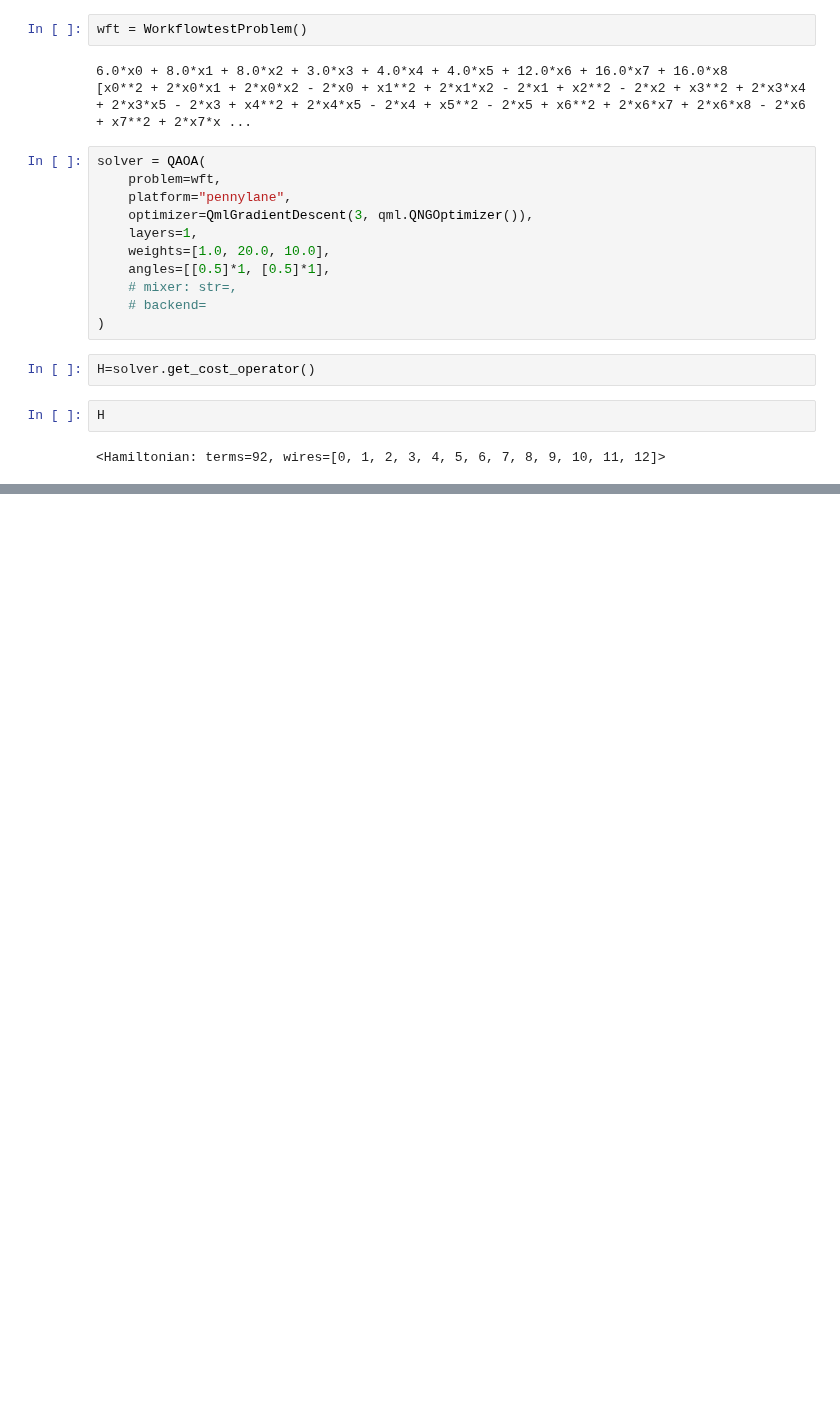
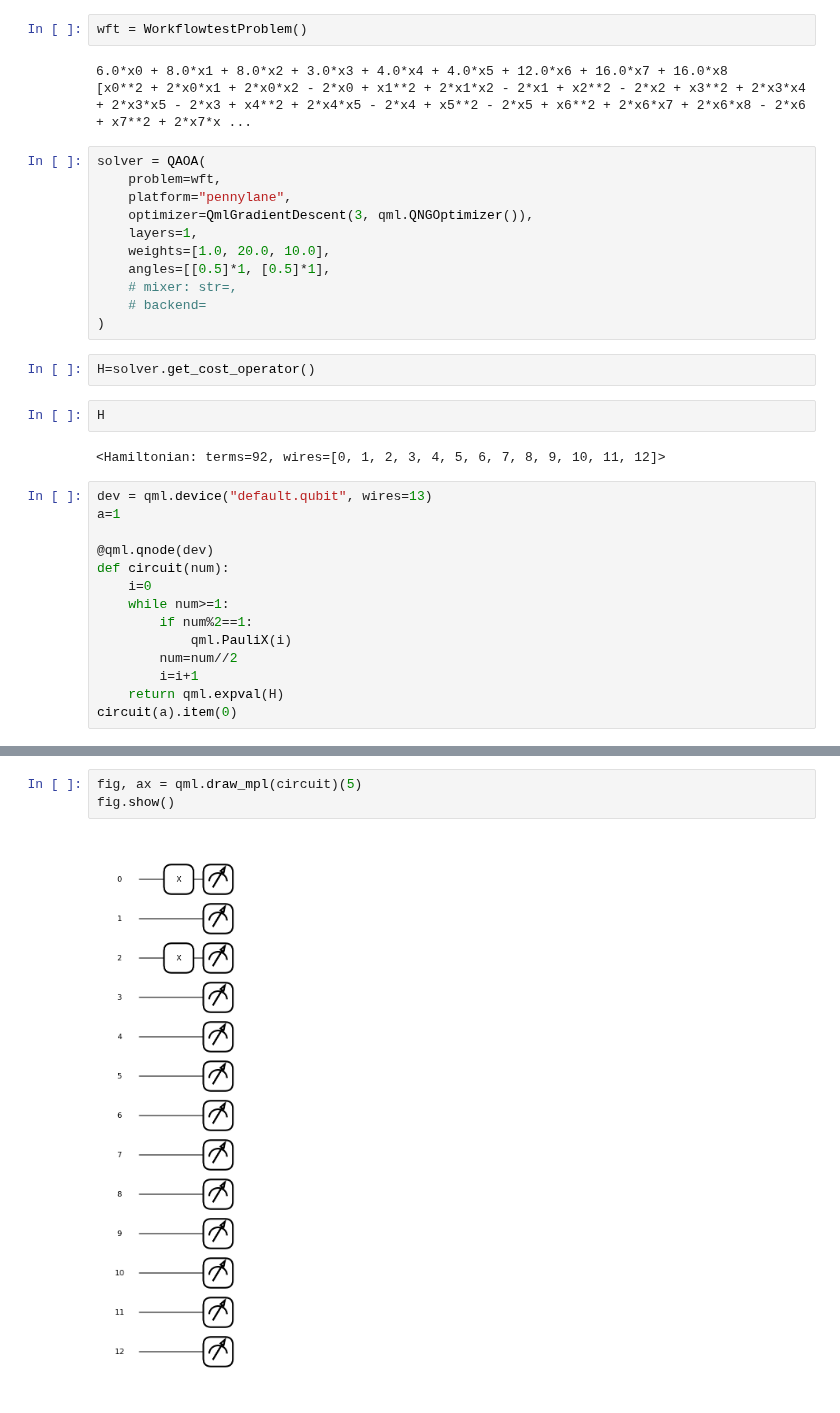
Before and after one commit to qc-lab/QHyper, a Jupyter notebook: demo/main_test2.ipynb, the cells around one changed output, grey strips where cells are left out. Drawn from its saved outputs; the diff is of its cells as text; blank space fills up the shorter version.

```diff
--- a/demo/main_test2.ipynb
+++ b/demo/main_test2.ipynb
@@ -48,3 +48,17 @@ H=solver.get_cost_operator()
 H
 # %% [output]
 <Hamiltonian: terms=92, wires=[0, 1, 2, 3, 4, 5, 6, 7, 8, 9, 10, 11, 12]>
+# %%
+dev = qml.device("default.qubit", wires=13)
+a=1
+
+@qml.qnode(dev)
+def circuit(num):
+    i=0
+    while num>=1:
+        if num%2==1:
+            qml.PauliX(i)
+        num=num//2
+        i=i+1
+    return qml.expval(H)
+circuit(a).item(0)
@@ -50,0 +122,5 @@ H
+# %%
+fig, ax = qml.draw_mpl(circuit)(5)
+fig.show()
+# %% [output]
+[figure, added]
```
Also changed, not shown: parts of 7 cells of this notebook, 1 other file.
